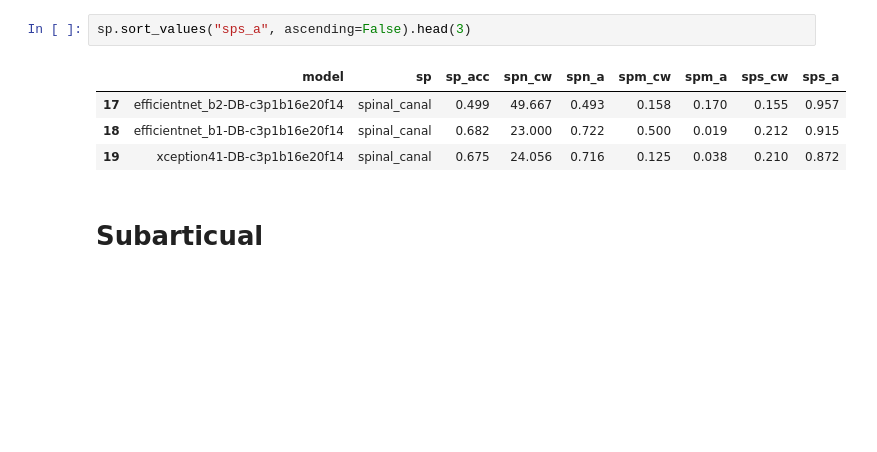
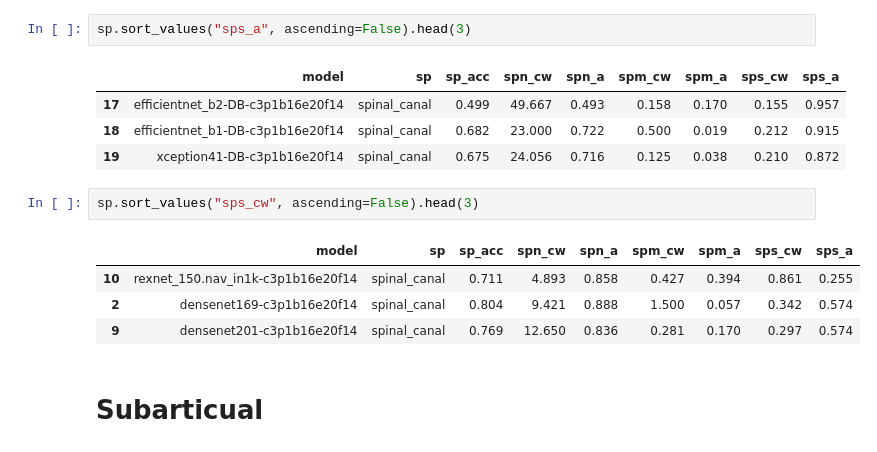
Before and after one commit to sadidul012/rsna24-lsdc, a Jupyter notebook: notebooks/result_analysis.ipynb, the cells around one changed output. Saved outputs shown, nothing was run; the diff lists cells and outputs as text; blank space fills up the shorter version.

```diff
--- a/notebooks/result_analysis.ipynb
+++ b/notebooks/result_analysis.ipynb
@@ -118,6 +132,13 @@ sp.sort_values("sps_a", ascending=False).head(3)
 | 17 | efficientnet_b2-DB-c3p1b16e20f14 | spinal_canal | 0.499 | 49.667 | 0.493 | 0.158 | 0.170 | 0.155 | 0.957 |
 | 18 | efficientnet_b1-DB-c3p1b16e20f14 | spinal_canal | 0.682 | 23.000 | 0.722 | 0.500 | 0.019 | 0.212 | 0.915 |
 | 19 | xception41-DB-c3p1b16e20f14 | spinal_canal | 0.675 | 24.056 | 0.716 | 0.125 | 0.038 | 0.210 | 0.872 |
+# %%
+sp.sort_values("sps_cw", ascending=False).head(3)
+# %% [output]
+|  | model | sp | sp_acc | spn_cw | spn_a | spm_cw | spm_a | sps_cw | sps_a |
+| 10 | rexnet_150.nav_in1k-c3p1b16e20f14 | spinal_canal | 0.711 | 4.893 | 0.858 | 0.427 | 0.394 | 0.861 | 0.255 |
+| 2 | densenet169-c3p1b16e20f14 | spinal_canal | 0.804 | 9.421 | 0.888 | 1.500 | 0.057 | 0.342 | 0.574 |
+| 9 | densenet201-c3p1b16e20f14 | spinal_canal | 0.769 | 12.650 | 0.836 | 0.281 | 0.170 | 0.297 | 0.574 |
 # %% [markdown]
 # Subarticual
 # %%
```
Also changed, not shown: parts of 11 cells of this notebook, 8 other files.
